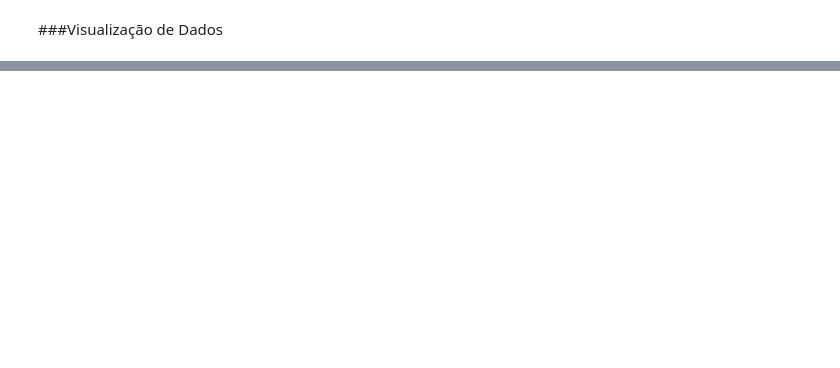
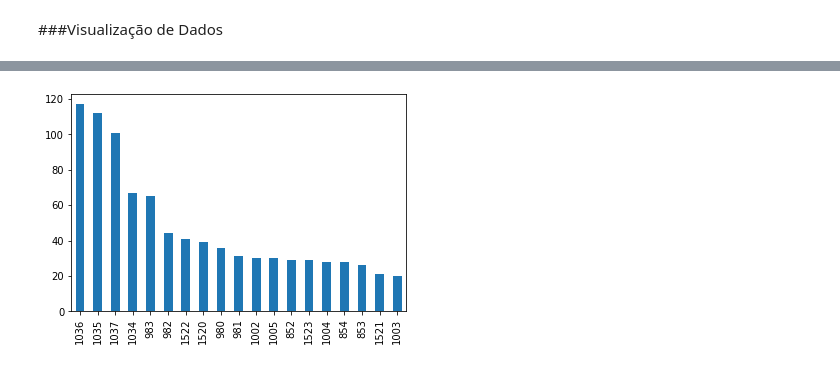
Before and after one commit to FabricioXC/AnaliseDeDadosComPythonEPandas, a Jupyter notebook: 04_Pandas_Excel_Datas_Graficos.ipynb, the cells around one changed output, grey strips where cells are left out. Drawn from its saved outputs; the diff is of its cells as text; code cells hidden in the pictures; blank space fills up the shorter version.

```diff
--- a/04_Pandas_Excel_Datas_Graficos.ipynb
+++ b/04_Pandas_Excel_Datas_Graficos.ipynb
@@ -310,0 +335,5 @@ vendas_marco_19.sample(20)
+# %%
+# Gráfico de Barras
+df['LojaID'].value_counts(ascending=False).plot.bar();
+# %% [output]
+[figure, added]
```
Also changed, not shown: parts of 21 cells of this notebook.
